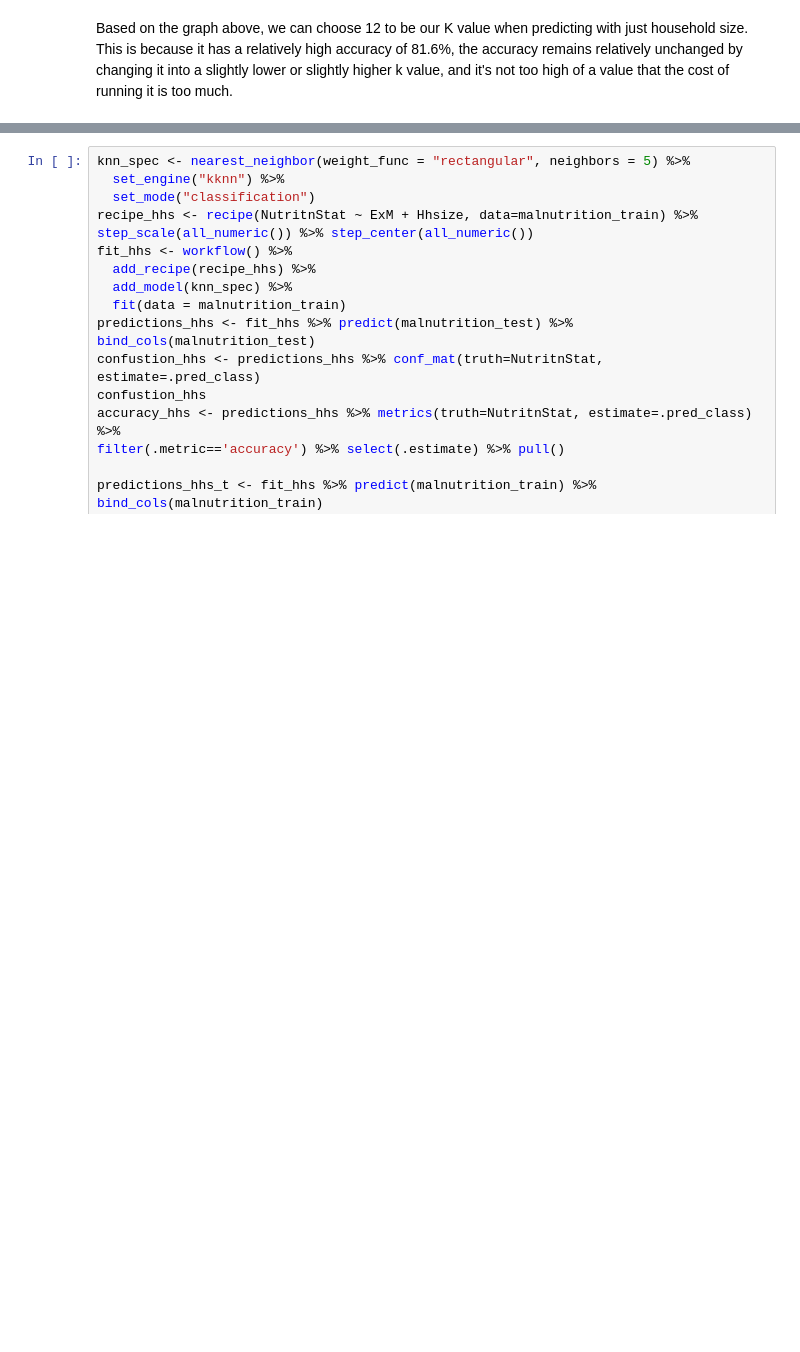
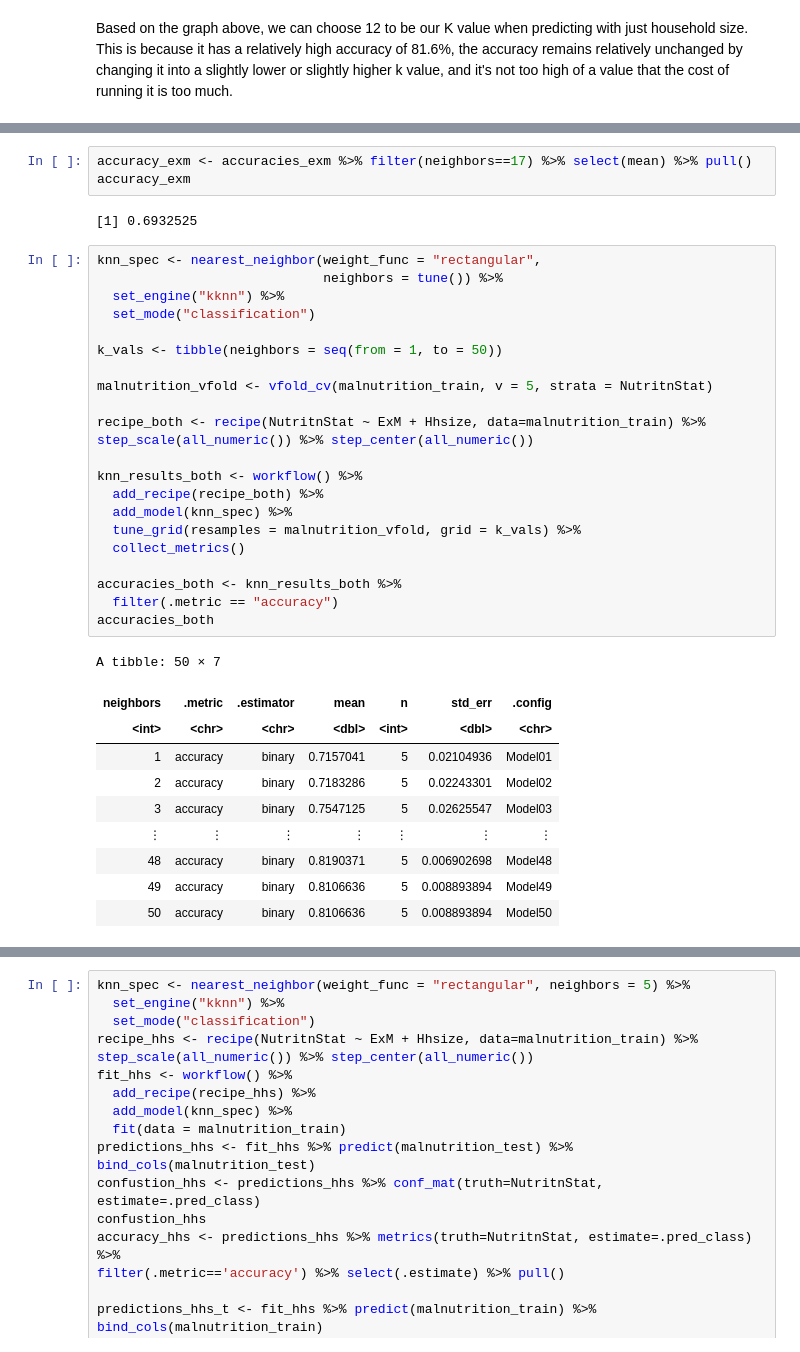
Before and after one commit to ella7920/group_project, a Jupyter notebook: Untitled.ipynb, the cells around one changed output, grey strips where cells are left out. Drawn from its saved outputs; the diff is of its cells as text; blank space fills up the shorter version.

```diff
--- a/Untitled.ipynb
+++ b/Untitled.ipynb
@@ -184,0 +229,38 @@ relatively high accuracy of 81.6%, the accuracy remains relatively unchanged by
+# %%
+accuracy_exm <- accuracies_exm %>% filter(neighbors==17) %>% select(mean) %>% pull()
+accuracy_exm
+# %% [output]
+[1] 0.6932525
+# %%
+knn_spec <- nearest_neighbor(weight_func = "rectangular",
+                             neighbors = tune()) %>%
+  set_engine("kknn") %>%
+  set_mode("classification")
+
+k_vals <- tibble(neighbors = seq(from = 1, to = 50))
+
+malnutrition_vfold <- vfold_cv(malnutrition_train, v = 5, strata = NutritnStat)
+
+recipe_both <- recipe(NutritnStat ~ ExM + Hhsize, data=malnutrition_train) %>%
+step_scale(all_numeric()) %>% step_center(all_numeric())
+
+knn_results_both <- workflow() %>%
+  add_recipe(recipe_both) %>%
+  add_model(knn_spec) %>%
+  tune_grid(resamples = malnutrition_vfold, grid = k_vals) %>%
+  collect_metrics()
+
+accuracies_both <- knn_results_both %>%
+  filter(.metric == "accuracy")
+accuracies_both
+# %% [output]
+A tibble: 50 × 7
+| neighbors | .metric | .estimator | mean | n | std_err | .config |
+| <int> | <chr> | <chr> | <dbl> | <int> | <dbl> | <chr> |
+| 1 | accuracy | binary | 0.7157041 | 5 | 0.02104936 | Model01 |
+| 2 | accuracy | binary | 0.7183286 | 5 | 0.02243301 | Model02 |
+| 3 | accuracy | binary | 0.7547125 | 5 | 0.02625547 | Model03 |
+| ⋮ | ⋮ | ⋮ | ⋮ | ⋮ | ⋮ | ⋮ |
+| 48 | accuracy | binary | 0.8190371 | 5 | 0.006902698 | Model48 |
+| 49 | accuracy | binary | 0.8106636 | 5 | 0.008893894 | Model49 |
+| 50 | accuracy | binary | 0.8106636 | 5 | 0.008893894 | Model50 |
```
Also changed, not shown: parts of 10 cells of this notebook.
